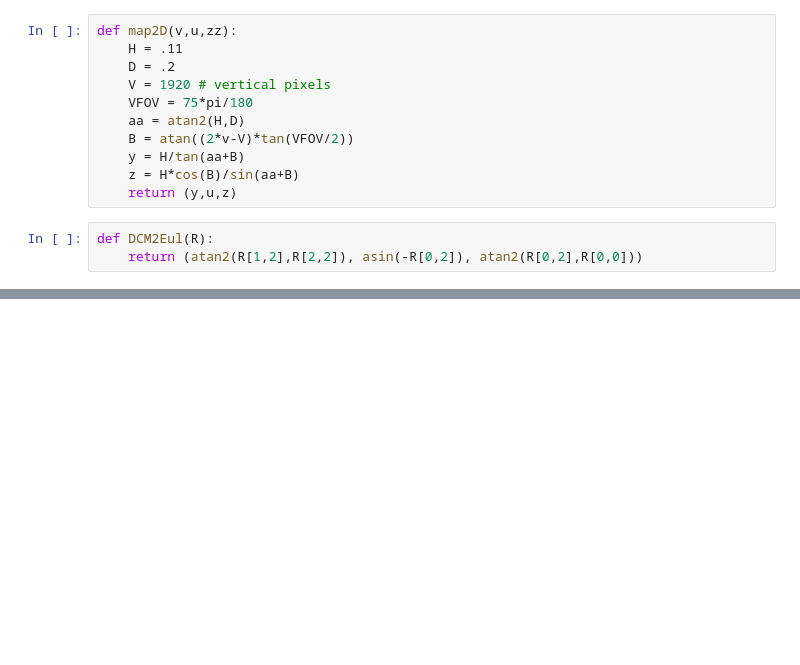
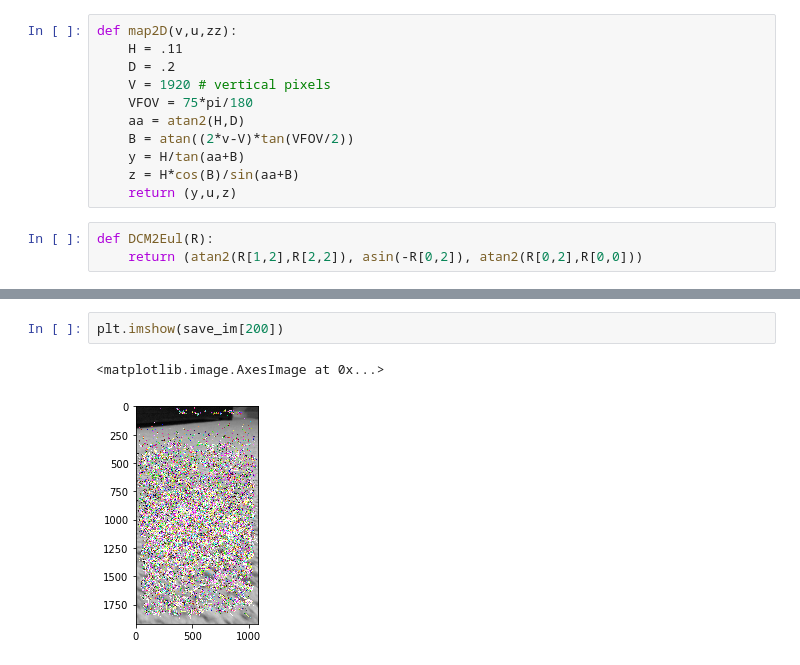
Before and after one commit to walchko/github-blog, a Jupyter notebook: source/blog/Computer_Vision/jupyter/video_odometry/video_odometry.ipynb, the cells around one changed output, grey strips where cells are left out. Drawn from its saved outputs; the diff is of its cells as text; blank space fills up the shorter version.

```diff
--- a/source/blog/Computer_Vision/jupyter/video_odometry/video_odometry.ipynb
+++ b/source/blog/Computer_Vision/jupyter/video_odometry/video_odometry.ipynb
@@ -384,0 +430,5 @@ drawKeypoints(...)
+# %%
+plt.imshow(save_im[200])
+# %% [output]
+<matplotlib.image.AxesImage at 0x...>
+[figure, added]
```
Also changed, not shown: parts of 17 cells of this notebook, 2 other files.
